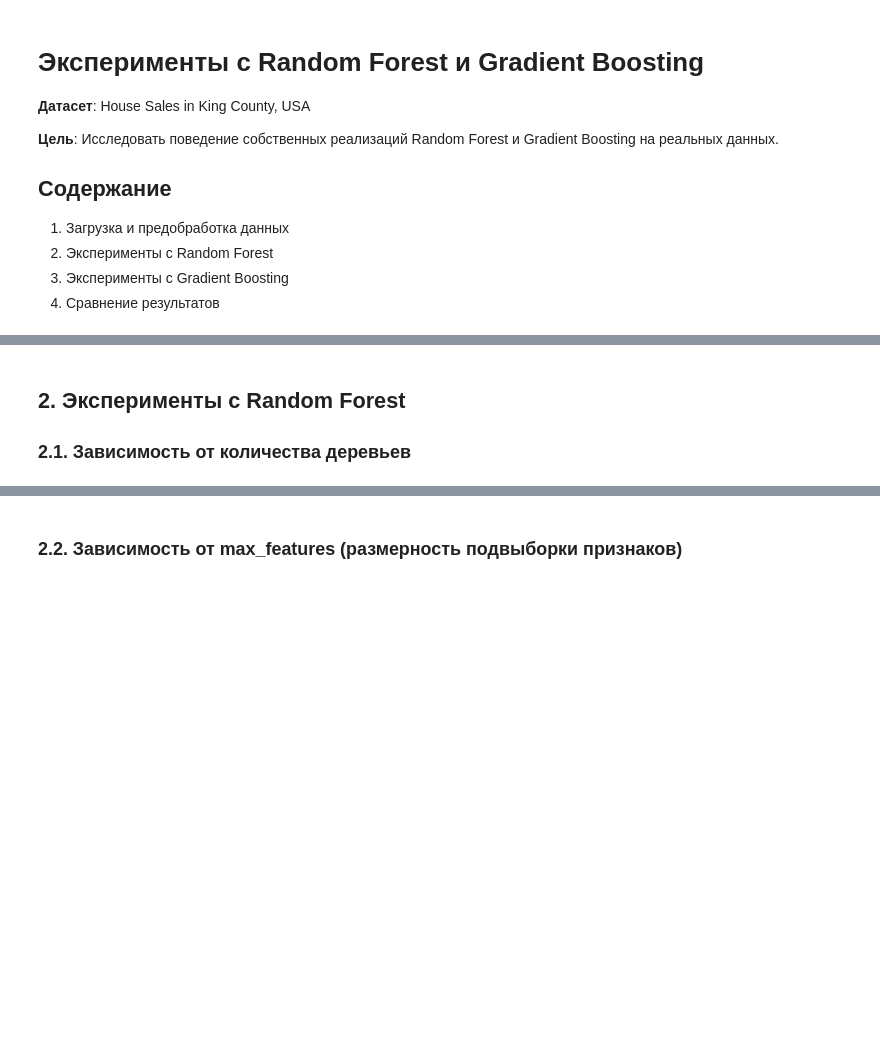
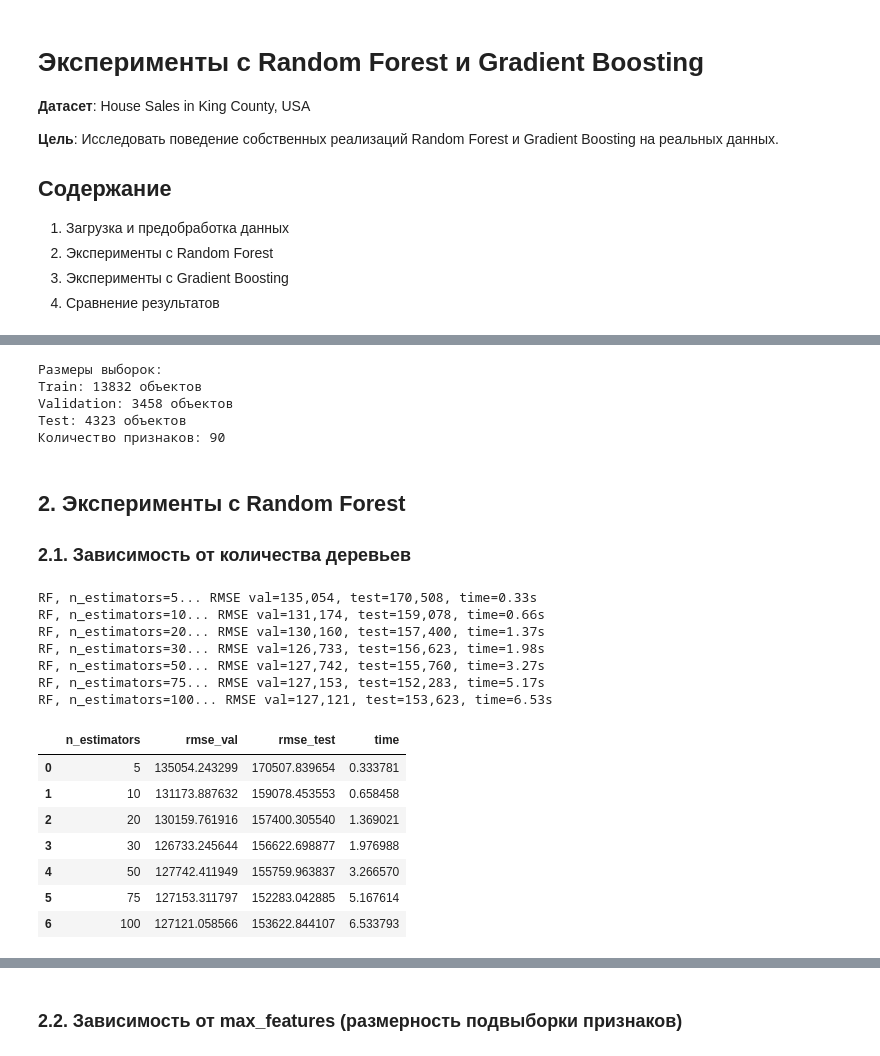
Before and after one commit to msu-cmc/prak-mmp-5-semestr-task3, a Jupyter notebook: experiments/exp.ipynb, the cells around one changed output, grey strips where cells are left out. Cells and saved outputs as stored; diff of their text form; code cells hidden in the pictures; blank space fills up the shorter version.

```diff
--- a/experiments/exp.ipynb
+++ b/experiments/exp.ipynb
@@ -73,14 +109,22 @@ print(f"Целевая переменная (price): min={target.min():.0f}, max
 # %%
-### Разделение данных на train/validation/test
+# Разделение данных на train/validation/test
 
-# Сначала отделяем тестовую выборку (20%)
+# Отделяем тестовую выборку (20%)
 X_temp, X_test, y_temp, y_test = train_test_split(
-    X, target, test_size=0.2, random_state=42, shuffle=True
+    X,
+    target,
+    test_size=0.2,
+    random_state=42,
+    shuffle=True
 )
 
-# Затем разделяем оставшиеся данные на train (64%) и validation (16%)
+# Разделяем оставшиеся данные на train (64%) и validation (16%)
 X_train, X_val, y_train, y_val = train_test_split(
-    X_temp, y_temp, test_size=0.2, random_state=42, shuffle=True
+    X_temp,
+    y_temp,
+    test_size=0.2,
+    random_state=42,
+    shuffle=True
 )
 
 # Преобразуем в numpy массивы
@@ -92,51 +136,79 @@ y_val_np = y_val.values.astype(np.float64)
 y_test_np = y_test.values.astype(np.float64)
 
 print("Размеры выборок:")
-print(f"  Train: {X_train_np.shape[0]} объектов")
-print(f"  Validation: {X_val_np.shape[0]} объектов")
-print(f"  Test: {X_test_np.shape[0]} объектов")
-print(f"  Количество признаков: {X_train_np.shape[1]}")
+print(f"Train: {X_train_np.shape[0]} объектов")
+print(f"Validation: {X_val_np.shape[0]} объектов")
+print(f"Test: {X_test_np.shape[0]} объектов")
+print(f"Количество признаков: {X_train_np.shape[1]}")
+# %% [output]
+Размеры выборок:
+Train: 13832 объектов
+Validation: 3458 объектов
+Test: 4323 объектов
+Количество признаков: 90
 # %% [markdown]
 ## 2. Эксперименты с Random Forest
 
 ### 2.1. Зависимость от количества деревьев
 # %%
-# Исследуем влияние количества деревьев
+# Зависимость от количества деревьев
 n_estimators_list = [5, 10, 20, 30, 50, 75, 100]
-
 results_rf_n_trees = []
 
 for n_trees in n_estimators_list:
-    print(f"Обучение RF с {n_trees} деревьями...")
+    print(f"RF, n_estimators={n_trees}...", end=" ")
 
     rf = RandomForestMSE(
         n_estimators=n_trees,
-        tree_params={"max_depth": 10, "random_state": 42}
+        tree_params={
+            "max_depth": 10,
+            "random_state": 42
+        }
     )
 
     start_time = time.time()
     rf.fit(X_train_np, y_train_np)
     train_time = time.time() - start_time
 
-    # Предсказания
     y_pred_val = rf.predict(X_val_np)
     y_pred_test = rf.predict(X_test_np)
 
-    # RMSE
-    rmse_val = np.sqrt(mean_squared_error(y_val_np, y_pred_val))
-    rmse_test = np.sqrt(mean_squared_error(y_test_np, y_pred_test))
+    rmse_val = np.sqrt(mean_squared_error(
+        y_true=y_val_np,
+        y_pred=y_pred_val
+    ))
+    rmse_test = np.sqrt(mean_squared_error(
+        y_true=y_test_np,
+        y_pred=y_pred_test
+    ))
 
     results_rf_n_trees.append({
-        'n_estimators': n_trees,
-        'rmse_val': rmse_val,
-        'rmse_test': rmse_test,
-        'time': train_time
+        "n_estimators": n_trees,
+        "rmse_val": rmse_val,
+        "rmse_test": rmse_test,
+        "time": train_time
     })
 
-    print(f"  RMSE (val): {rmse_val:,.0f}, RMSE (test): {rmse_test:,.0f}, Time: {train_time:.2f}s\n")
+    print(f"RMSE val={rmse_val:,.0f}, test={rmse_test:,.0f}, time={train_time:.2f}s")
 
 df_rf_n_trees = pd.DataFrame(results_rf_n_trees)
 df_rf_n_trees
+# %% [output]
+RF, n_estimators=5... RMSE val=135,054, test=170,508, time=0.33s
+RF, n_estimators=10... RMSE val=131,174, test=159,078, time=0.66s
+RF, n_estimators=20... RMSE val=130,160, test=157,400, time=1.37s
+RF, n_estimators=30... RMSE val=126,733, test=156,623, time=1.98s
+RF, n_estimators=50... RMSE val=127,742, test=155,760, time=3.27s
+RF, n_estimators=75... RMSE val=127,153, test=152,283, time=5.17s
+RF, n_estimators=100... RMSE val=127,121, test=153,623, time=6.53s
+|  | n_estimators | rmse_val | rmse_test | time |
+| 0 | 5 | 135054.243299 | 170507.839654 | 0.333781 |
+| 1 | 10 | 131173.887632 | 159078.453553 | 0.658458 |
+| 2 | 20 | 130159.761916 | 157400.305540 | 1.369021 |
+| 3 | 30 | 126733.245644 | 156622.698877 | 1.976988 |
+| 4 | 50 | 127742.411949 | 155759.963837 | 3.266570 |
+| 5 | 75 | 127153.311797 | 152283.042885 | 5.167614 |
+| 6 | 100 | 127121.058566 | 153622.844107 | 6.533793 |
 # %%
 # Визуализация зависимости от количества деревьев
 fig, axes = plt.subplots(1, 2, figsize=(15, 5))
```
Also changed, not shown: parts of 17 cells of this notebook, 16 other files.
